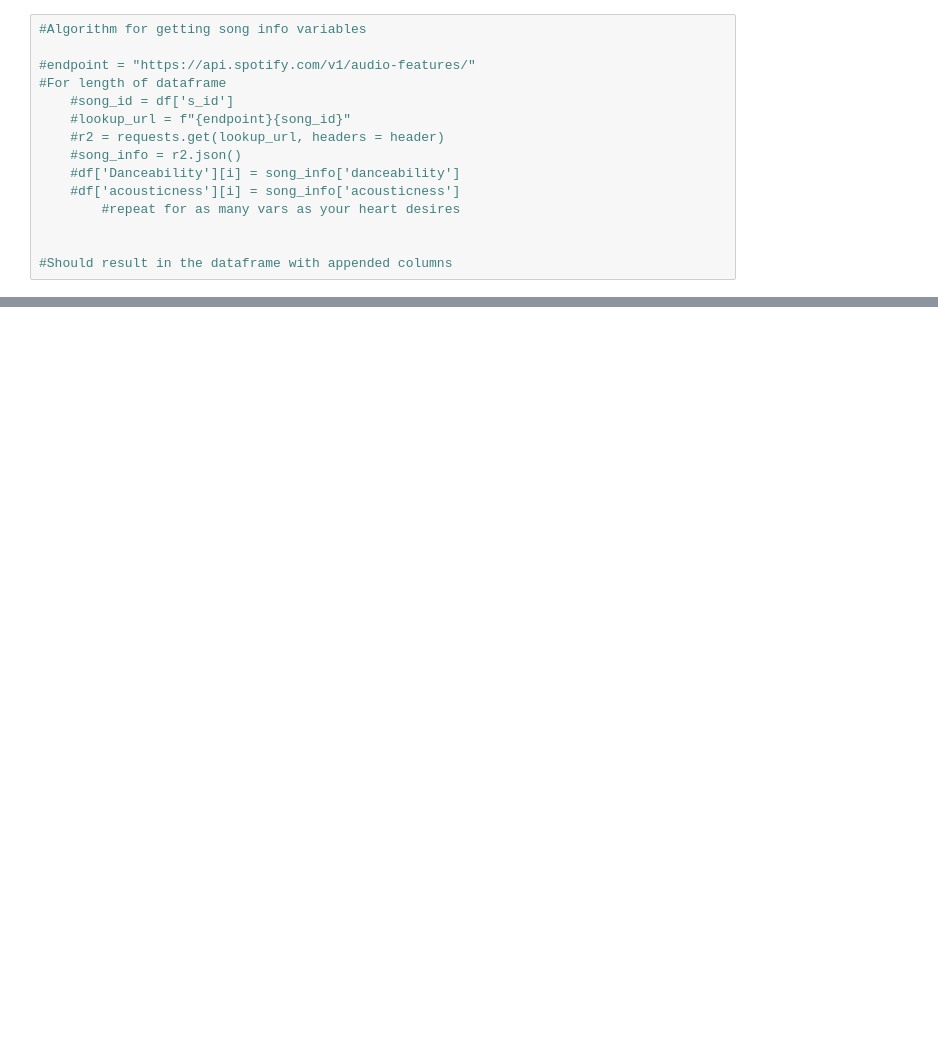
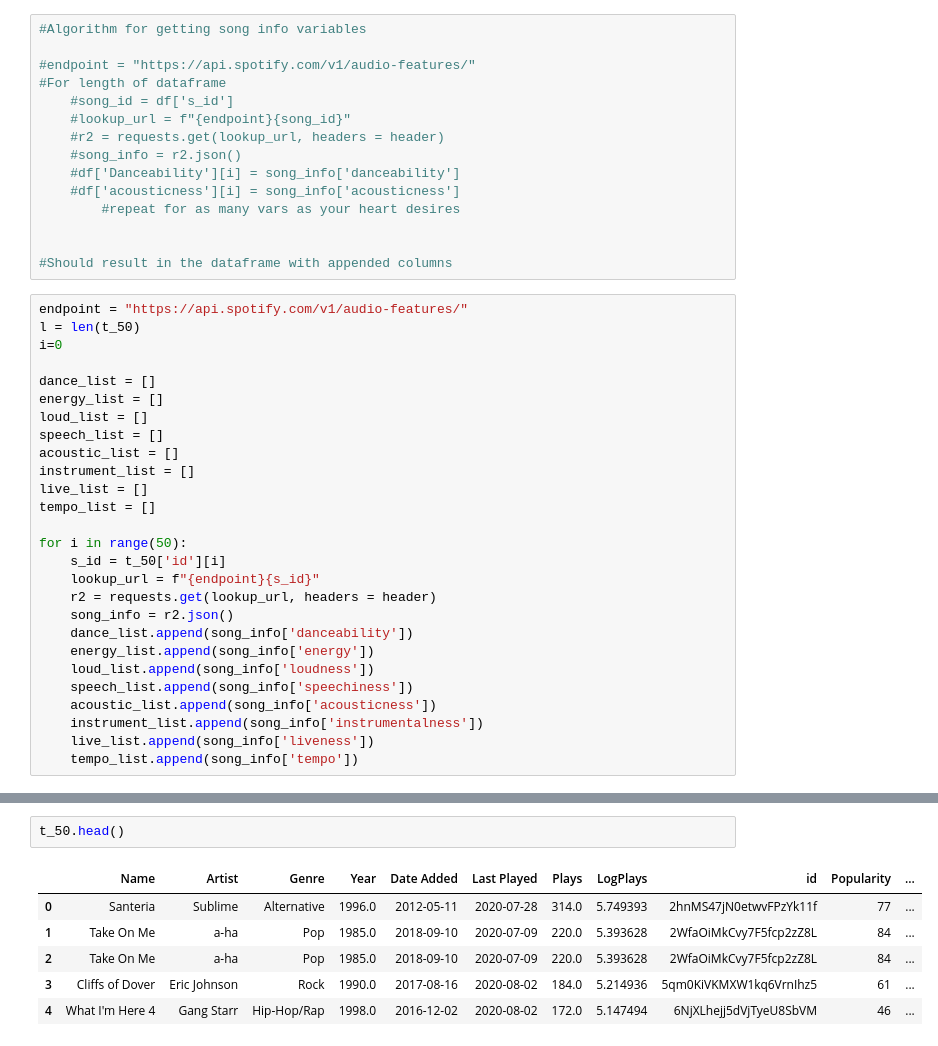
Before and after one commit to caltodo/MusicAnalysis, a Jupyter notebook: STCD_recommender.ipynb, the cells around one changed output, grey strips where cells are left out. Drawn from its saved outputs; the diff is of its cells as text; blank space fills up the shorter version.

```diff
--- a/STCD_recommender.ipynb
+++ b/STCD_recommender.ipynb
@@ -365,3 +444,30 @@ song_info['danceability']
 
 
 #Should result in the dataframe with appended columns
+# %%
+endpoint = "https://api.spotify.com/v1/audio-features/"
+l = len(t_50)
+i=0
+
+dance_list = []
+energy_list = []
+loud_list = []
+speech_list = []
+acoustic_list = []
+instrument_list = []
+live_list = []
+tempo_list = []
+
+for i in range(50):
+    s_id = t_50['id'][i]
+    lookup_url = f"{endpoint}{s_id}"
+    r2 = requests.get(lookup_url, headers = header)
+    song_info = r2.json()
+    dance_list.append(song_info['danceability'])
+    energy_list.append(song_info['energy'])
+    loud_list.append(song_info['loudness'])
+    speech_list.append(song_info['speechiness'])
+    acoustic_list.append(song_info['acousticness'])
+    instrument_list.append(song_info['instrumentalness'])
+    live_list.append(song_info['liveness'])
+    tempo_list.append(song_info['tempo'])
@@ -367,0 +487,9 @@ song_info['danceability']
+# %%
+t_50.head()
+# %% [output]
+|  | Name | Artist | Genre | Year | Date Added | Last Played | Plays | LogPlays | id | Popularity | ... |
+| 0 | Santeria | Sublime | Alternative | 1996.0 | 2012-05-11 | 2020-07-28 | 314.0 | 5.749393 | 2hnMS47jN0etwvFPzYk11f | 77 | ... |
+| 1 | Take On Me | a-ha | Pop | 1985.0 | 2018-09-10 | 2020-07-09 | 220.0 | 5.393628 | 2WfaOiMkCvy7F5fcp2zZ8L | 84 | ... |
+| 2 | Take On Me | a-ha | Pop | 1985.0 | 2018-09-10 | 2020-07-09 | 220.0 | 5.393628 | 2WfaOiMkCvy7F5fcp2zZ8L | 84 | ... |
+| 3 | Cliffs of Dover | Eric Johnson | Rock | 1990.0 | 2017-08-16 | 2020-08-02 | 184.0 | 5.214936 | 5qm0KiVKMXW1kq6VrnIhz5 | 61 | ... |
+| 4 | What I'm Here 4 | Gang Starr | Hip-Hop/Rap | 1998.0 | 2016-12-02 | 2020-08-02 | 172.0 | 5.147494 | 6NjXLhejj5dVjTyeU8SbVM | 46 | ... |
```
Also changed, not shown: parts of 36 cells of this notebook.
